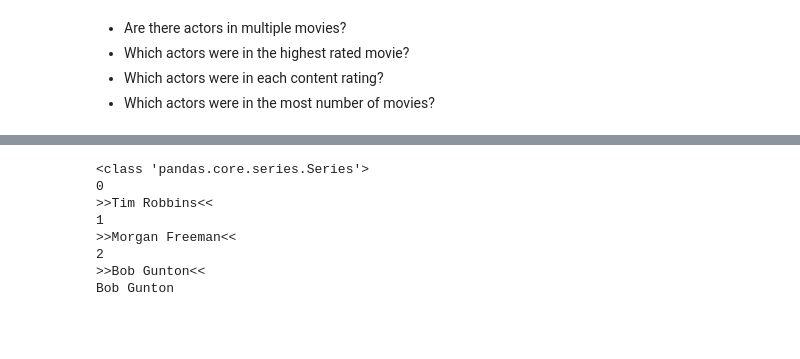
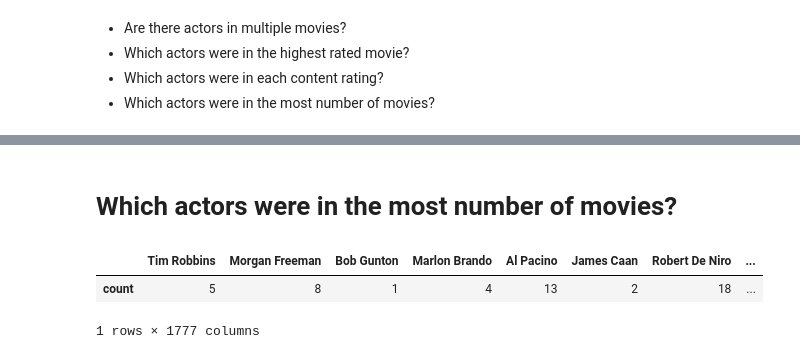
Before and after one commit to allenau1/dat-sf-60-hw, a Jupyter notebook: project-2_allen_au.ipynb, the cells around one changed output, grey strips where cells are left out. Saved outputs shown, nothing was run; the diff lists cells and outputs as text; code cells hidden in the pictures; blank space fills up the shorter version.

```diff
--- a/project-2_allen_au.ipynb
+++ b/project-2_allen_au.ipynb
@@ -486,19 +461,2 @@ actors_by_movies = act.apply(literal_eval)
-# %%
-i = 0
-
-print(type(actB))
-for actor in actB[0]:
-    print(i)
-    print(">>{}<<".format(actor))
-    i += 1
-
-print(actor)
-# %% [output]
-<class 'pandas.core.series.Series'>
-0
->>Tim Robbins<<
-1
->>Morgan Freeman<<
-2
->>Bob Gunton<<
-Bob Gunton
+# %% [markdown]
+# Which actors were in the most number of movies?
@@ -504,0 +475,25 @@ Bob Gunton
+# %%
+all_actors = []
+actors_by_movies = act.apply(literal_eval)
+for actors_list in actors_by_movies:
+    for actor in actors_list:
+        all_actors.append(actor)
+
+#print(all_actors)
+freq = {}
+for actor in all_actors:
+    if (actor in freq):
+        freq[actor] += 1
+    else:
+        freq[actor] = 1
+
+#print(freq)
+#print("Actor : Movie Count")
+#for key, value in freq.items():
+#    print(" {} : {}".format(key, value))
+
+pd.DataFrame(freq, index=['count'])
+# %% [output]
+|  | Tim Robbins | Morgan Freeman | Bob Gunton | Marlon Brando | Al Pacino | James Caan | Robert De Niro | ... |
+| count | 5 | 8 | 1 | 4 | 13 | 2 | 18 | ... |
+1 rows × 1777 columns
```
Also changed, not shown: parts of 5 cells of this notebook.
